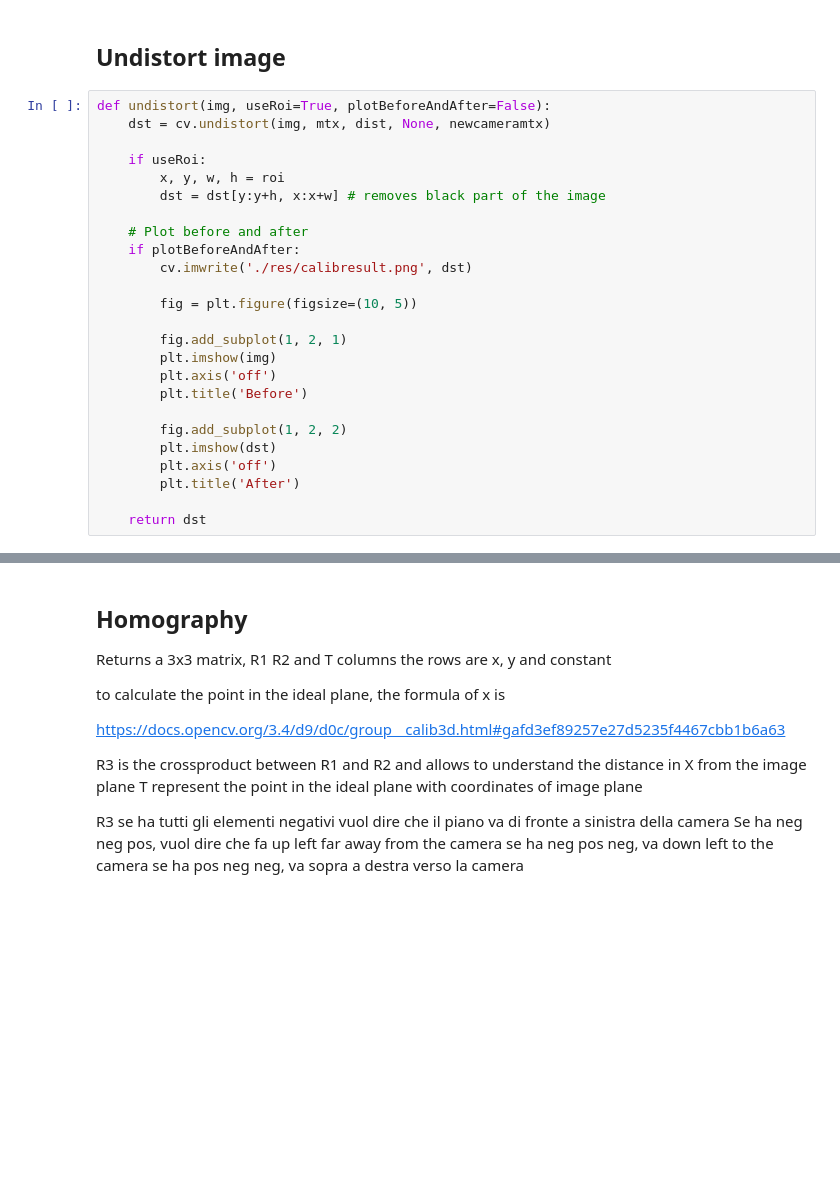
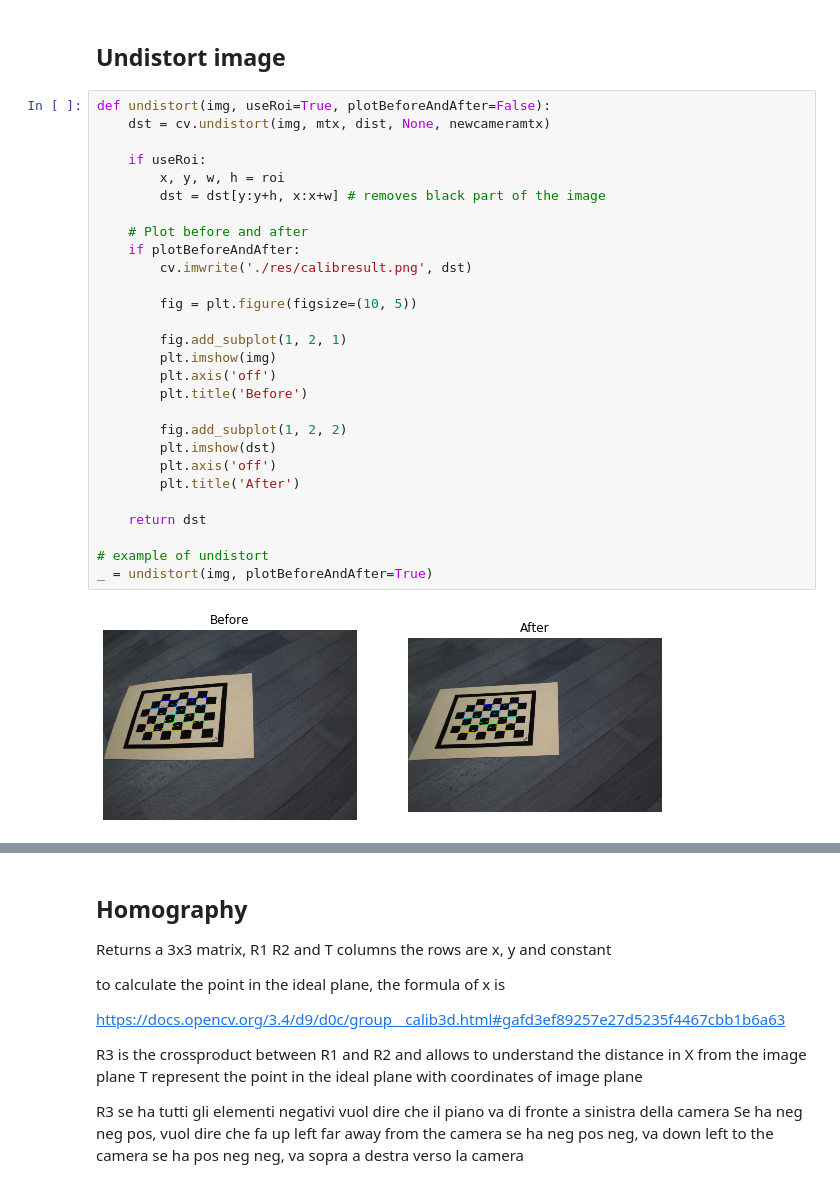
Before and after one commit to BerenLuth/CV-3D-laser-scanner, a Jupyter notebook: 3Dscanner.ipynb, the cells around one changed output, grey strips where cells are left out. Saved outputs shown, nothing was run; the diff lists cells and outputs as text; blank space fills up the shorter version.

```diff
--- a/3Dscanner.ipynb
+++ b/3Dscanner.ipynb
@@ -82,26 +92,31 @@ else:
 # %%
 def undistort(img, useRoi=True, plotBeforeAndAfter=False):
     dst = cv.undistort(img, mtx, dist, None, newcameramtx)
 
     if useRoi:
         x, y, w, h = roi
         dst = dst[y:y+h, x:x+w] # removes black part of the image
 
     # Plot before and after
     if plotBeforeAndAfter:
         cv.imwrite('./res/calibresult.png', dst)
 
         fig = plt.figure(figsize=(10, 5))
 
         fig.add_subplot(1, 2, 1)
         plt.imshow(img)
         plt.axis('off')
         plt.title('Before')
 
         fig.add_subplot(1, 2, 2)
         plt.imshow(dst)
         plt.axis('off')
         plt.title('After')
 
     return dst
+
+# example of undistort
+_ = undistort(img, plotBeforeAndAfter=True)
+# %% [output]
+[figure, added]
 # %% [markdown]
```
Also changed, not shown: parts of 15 cells of this notebook, 1 other file.
